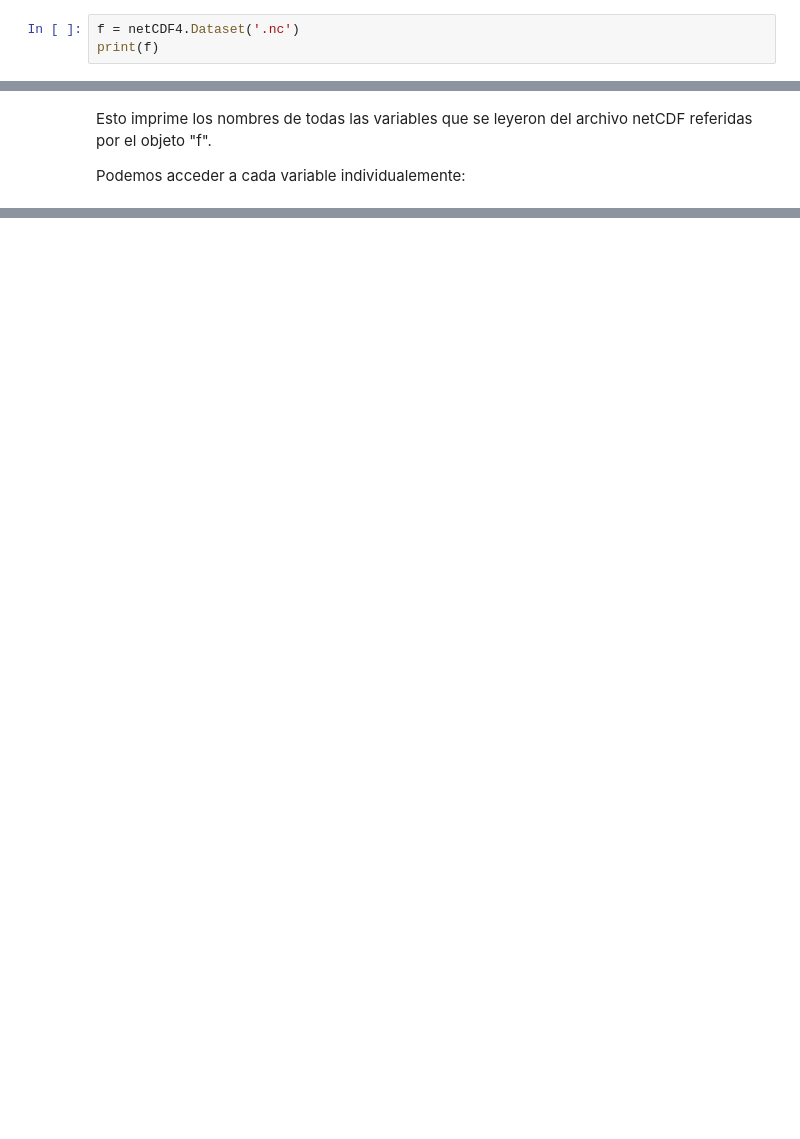
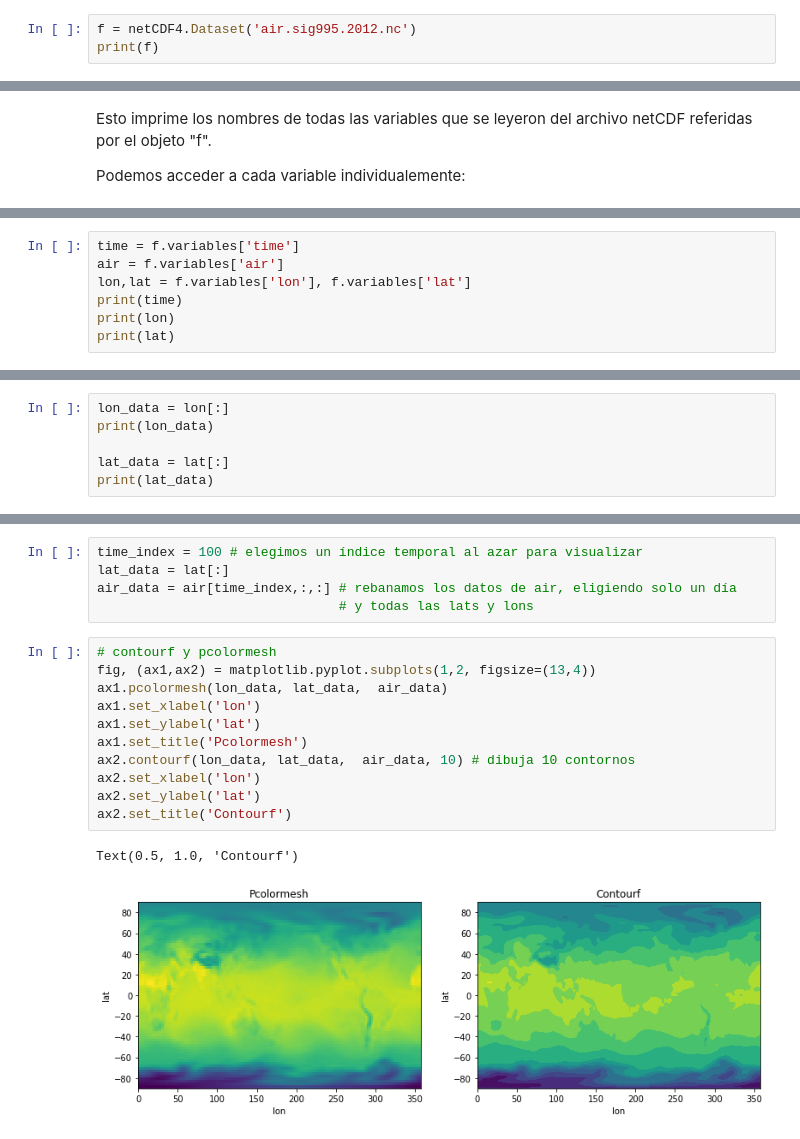
Before and after one commit to anakarinarm/TemSelModNum, a Jupyter notebook: notebooks_2021-2/00_intro_python/intro02_python.ipynb, the cells around one changed output, grey strips where cells are left out. Saved outputs shown, nothing was run; the diff lists cells and outputs as text; blank space fills up the shorter version.

```diff
--- a/notebooks_2021-2/00_intro_python/intro02_python.ipynb
+++ b/notebooks_2021-2/00_intro_python/intro02_python.ipynb
@@ -744,3 +747,3 @@ Ahora leamos un archivo netCDF. Estos archivos tienen extensión `.nc`.
 # %%
-f = netCDF4.Dataset('.nc')
+f = netCDF4.Dataset('air.sig995.2012.nc')
 print(f)
@@ -800,0 +822,7 @@ Ahora que tenemos estos datos, tratemos de contestar la pregunta, cuál es la al
+# %%
+time = f.variables['time']
+air = f.variables['air']
+lon,lat = f.variables['lon'], f.variables['lat']
+print(time)
+print(lon)
+print(lat)
@@ -800,0 +851,6 @@ Ahora que tenemos estos datos, tratemos de contestar la pregunta, cuál es la al
+# %%
+lon_data = lon[:]
+print(lon_data)
+
+lat_data = lat[:]
+print(lat_data)
@@ -800,0 +879,19 @@ Ahora que tenemos estos datos, tratemos de contestar la pregunta, cuál es la al
+# %%
+time_index = 100 # elegimos un índice temporal al azar para visualizar
+lat_data = lat[:]
+air_data = air[time_index,:,:] # rebanamos los datos de air, eligiendo solo un día
+                               # y todas las lats y lons
+# %%
+# contourf y pcolormesh
+fig, (ax1,ax2) = matplotlib.pyplot.subplots(1,2, figsize=(13,4))
+ax1.pcolormesh(lon_data, lat_data,  air_data)
+ax1.set_xlabel('lon')
+ax1.set_ylabel('lat')
+ax1.set_title('Pcolormesh')
+ax2.contourf(lon_data, lat_data,  air_data, 10) # dibuja 10 contornos
+ax2.set_xlabel('lon')
+ax2.set_ylabel('lat')
+ax2.set_title('Contourf')
+# %% [output]
+Text(0.5, 1.0, 'Contourf')
+[figure, added]
```
Also changed, not shown: parts of 33 cells of this notebook, 6 other files.
